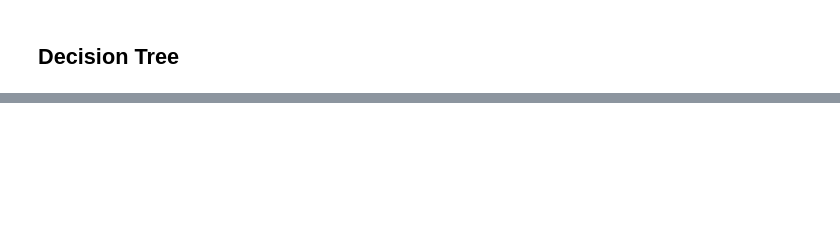
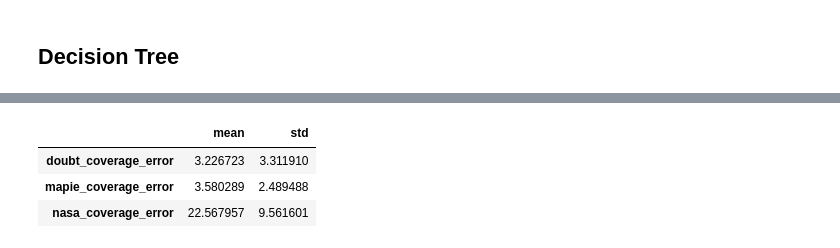
Before and after one commit to cmougan/MonitoringUncertainty, a Jupyter notebook: uncertaintyExperiments.ipynb, the cells around one changed output, grey strips where cells are left out. Saved outputs shown, nothing was run; the diff lists cells and outputs as text; code cells hidden in the pictures; blank space fills up the shorter version.

```diff
--- a/uncertaintyExperiments.ipynb
+++ b/uncertaintyExperiments.ipynb
@@ -168,0 +223,12 @@ df
+# %%
+error_cols = [col for col in linreg_df.columns if 'error' in col]
+(tree_df[error_cols].abs()
+                    .describe()
+                    .loc[['mean', 'std']]
+                    .T
+                    .sort_values(by='mean'))
+# %% [output]
+|  | mean | std |
+| doubt_coverage_error | 3.226723 | 3.311910 |
+| mapie_coverage_error | 3.580289 | 2.489488 |
+| nasa_coverage_error | 22.567957 | 9.561601 |
```
Also changed, not shown: parts of 7 cells of this notebook.
